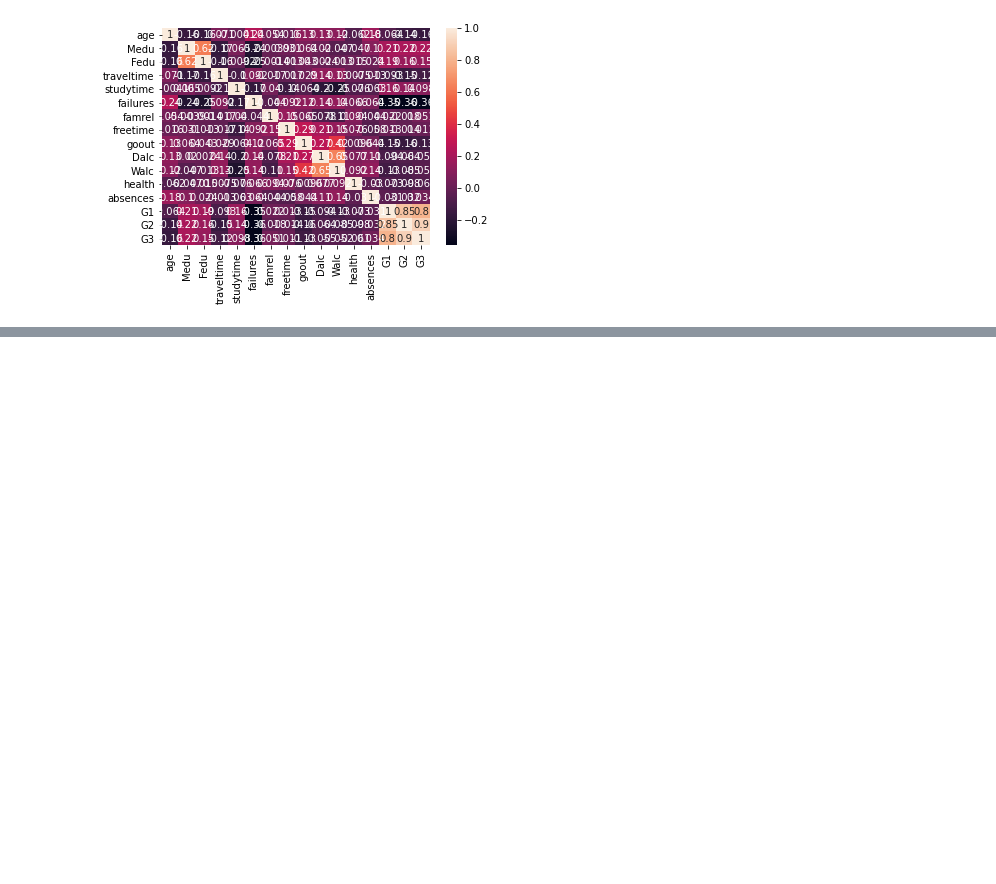
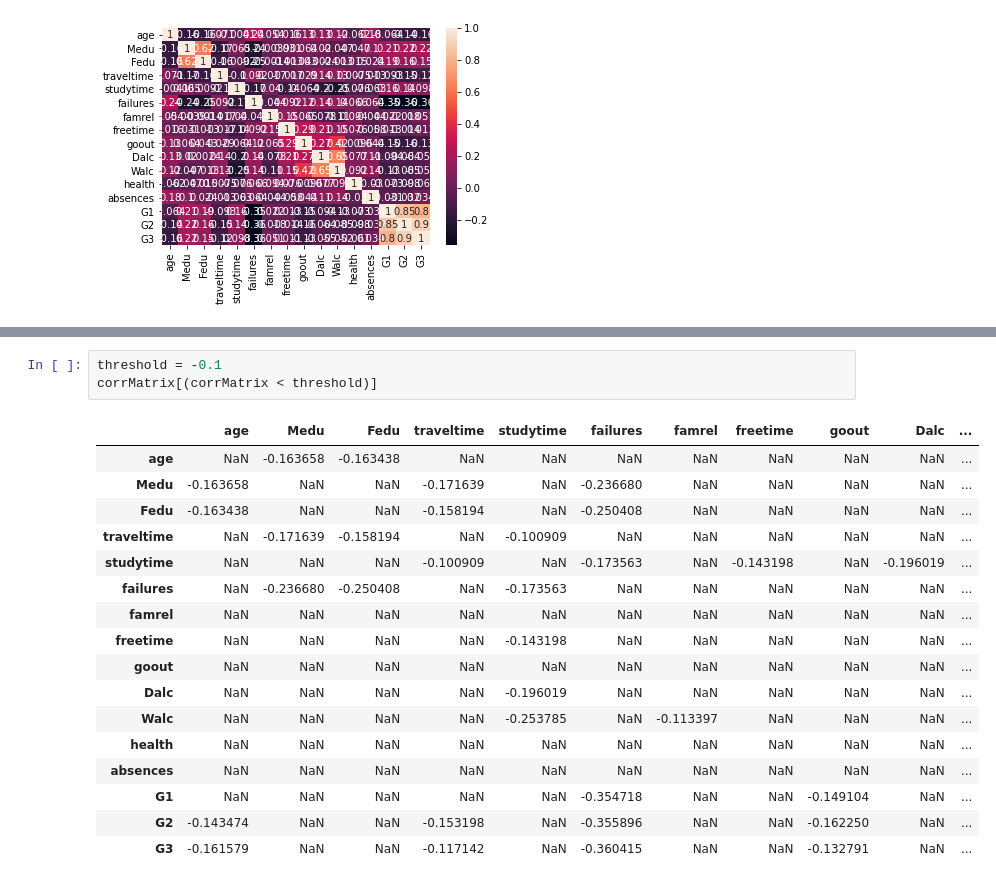
Before and after one commit to abhi12ravi/ai-education, a Jupyter notebook: correlation-matrix.ipynb, the cells around one changed output, grey strips where cells are left out. Drawn from its saved outputs; the diff is of its cells as text; blank space fills up the shorter version.

```diff
--- a/correlation-matrix.ipynb
+++ b/correlation-matrix.ipynb
@@ -50,0 +150,21 @@ plt.show()
+# %%
+threshold = -0.1
+corrMatrix[(corrMatrix < threshold)]
+# %% [output]
+|  | age | Medu | Fedu | traveltime | studytime | failures | famrel | freetime | goout | Dalc | ... |
+| age | NaN | -0.163658 | -0.163438 | NaN | NaN | NaN | NaN | NaN | NaN | NaN | ... |
+| Medu | -0.163658 | NaN | NaN | -0.171639 | NaN | -0.236680 | NaN | NaN | NaN | NaN | ... |
+| Fedu | -0.163438 | NaN | NaN | -0.158194 | NaN | -0.250408 | NaN | NaN | NaN | NaN | ... |
+| traveltime | NaN | -0.171639 | -0.158194 | NaN | -0.100909 | NaN | NaN | NaN | NaN | NaN | ... |
+| studytime | NaN | NaN | NaN | -0.100909 | NaN | -0.173563 | NaN | -0.143198 | NaN | -0.196019 | ... |
+| failures | NaN | -0.236680 | -0.250408 | NaN | -0.173563 | NaN | NaN | NaN | NaN | NaN | ... |
+| famrel | NaN | NaN | NaN | NaN | NaN | NaN | NaN | NaN | NaN | NaN | ... |
+| freetime | NaN | NaN | NaN | NaN | -0.143198 | NaN | NaN | NaN | NaN | NaN | ... |
+| goout | NaN | NaN | NaN | NaN | NaN | NaN | NaN | NaN | NaN | NaN | ... |
+| Dalc | NaN | NaN | NaN | NaN | -0.196019 | NaN | NaN | NaN | NaN | NaN | ... |
+| Walc | NaN | NaN | NaN | NaN | -0.253785 | NaN | -0.113397 | NaN | NaN | NaN | ... |
+| health | NaN | NaN | NaN | NaN | NaN | NaN | NaN | NaN | NaN | NaN | ... |
+| absences | NaN | NaN | NaN | NaN | NaN | NaN | NaN | NaN | NaN | NaN | ... |
+| G1 | NaN | NaN | NaN | NaN | NaN | -0.354718 | NaN | NaN | -0.149104 | NaN | ... |
+| G2 | -0.143474 | NaN | NaN | -0.153198 | NaN | -0.355896 | NaN | NaN | -0.162250 | NaN | ... |
+| G3 | -0.161579 | NaN | NaN | -0.117142 | NaN | -0.360415 | NaN | NaN | -0.132791 | NaN | ... |
```
Also changed, not shown: parts of 7 cells of this notebook.
